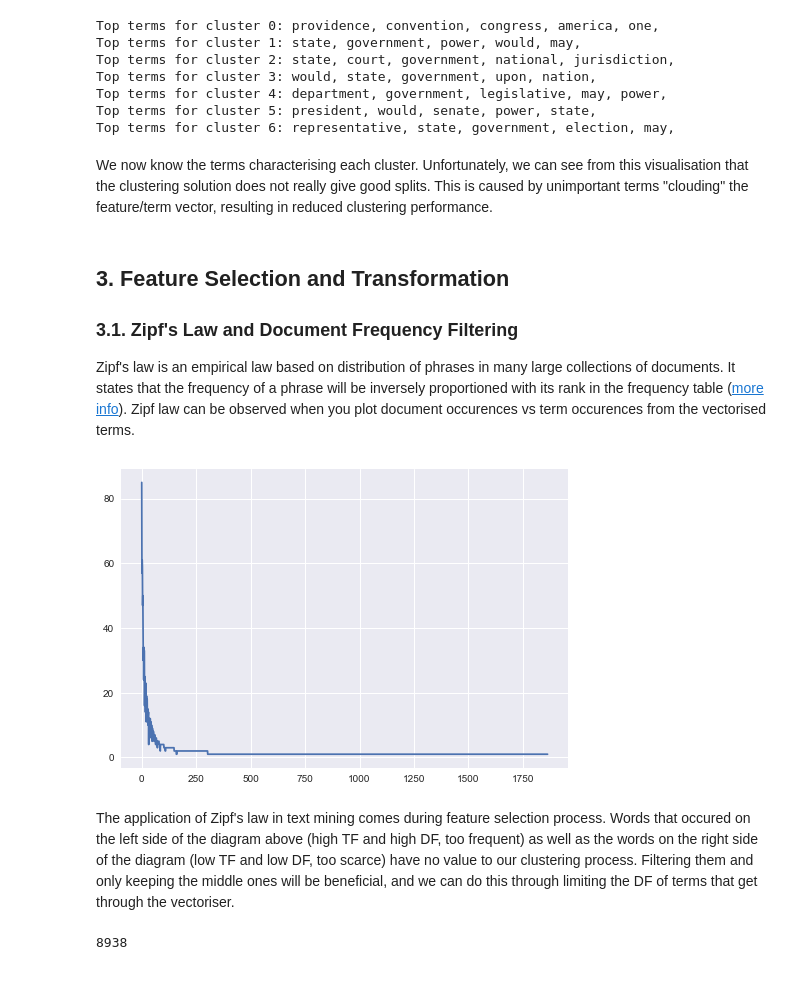
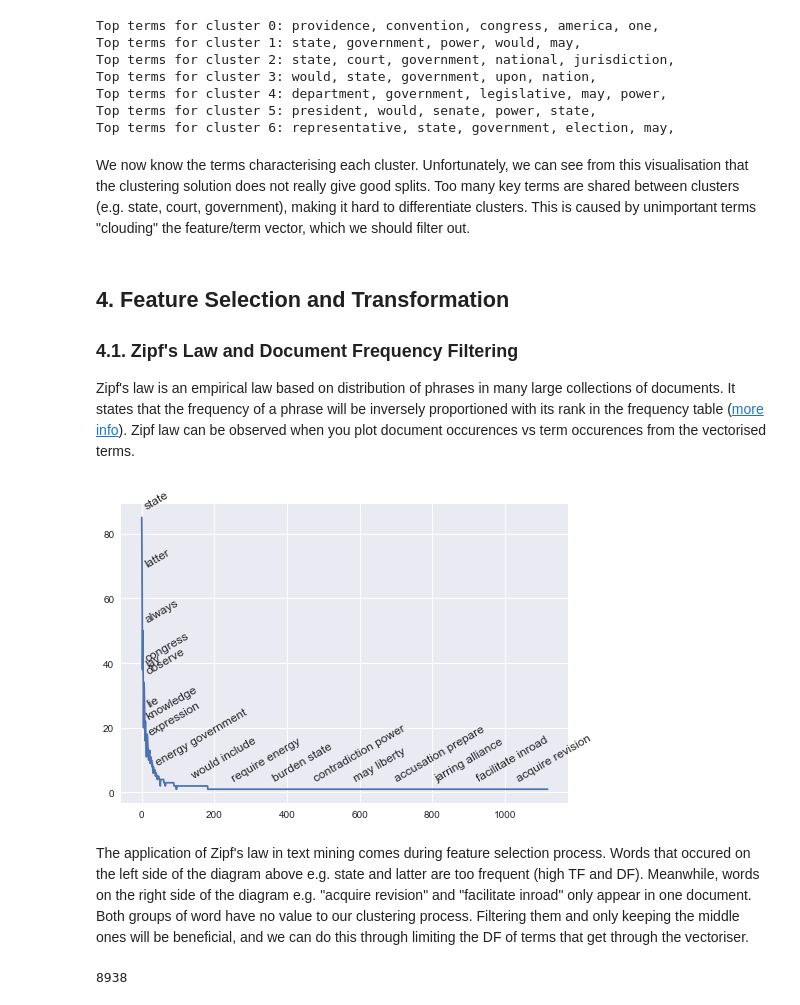
Before and after one commit to liehendi11/cab330tutorials, a Jupyter notebook: week8.ipynb, the cells around one changed output. Cells and saved outputs as stored; diff of their text form; code cells hidden in the pictures.

```diff
--- a/week8.ipynb
+++ b/week8.ipynb
@@ -187,21 +190,20 @@ Top terms for cluster 4: department, government, legislative, may, power,
 Top terms for cluster 5: president, would, senate, power, state,
 Top terms for cluster 6: representative, state, government, election, may,
 # %% [markdown]
-We now know the terms characterising each cluster. Unfortunately, we can see from this visualisation that the clustering solution does not really give good splits. This is caused by unimportant terms "clouding" the feature/term vector, resulting in reduced clustering performance.
+We now know the terms characterising each cluster. Unfortunately, we can see from this visualisation that the clustering solution does not really give good splits. Too many key terms are shared between clusters (e.g. state, court, government), making it hard to differentiate clusters. This is caused by unimportant terms "clouding" the feature/term vector, which we should filter out.
 # %% [markdown]
-## 3. Feature Selection and Transformation
+## 4. Feature Selection and Transformation
 
-### 3.1. Zipf's Law and Document Frequency Filtering
+### 4.1. Zipf's Law and Document Frequency Filtering
 
 Zipf's law is an empirical law based on distribution of phrases in many large collections of documents. It states that the frequency of a phrase will be inversely proportioned with its rank in the frequency table ([more info](https://en.wikipedia.org/wiki/Zipf%27s_law)). Zipf law can be observed when you plot document occurences vs term occurences from the vectorised terms.
 # %%
 import seaborn as sns
 import matplotlib.pyplot as plt
 
-# visualisation of ZIPF law, a bit slow
-def visualise_zipf(document_col):
+# creating tf-idf terms - a bit slow, do it occasionaly
+def calculate_tf_idf_terms(document_col):
     # Param - document_col: collection of raw document text that you want to analyse
-
     from sklearn.feature_extraction.text import CountVectorizer
 
     # use count vectorizer to find TF and DF of each term
@@ -214,21 +216,51 @@ def visualise_zipf(document_col):
               'df': X_count[:, count_vec.vocabulary_[t]].count_nonzero()}
              for t in count_vec.vocabulary_]
 
-    # sort terms by its frequency
-    terms.sort(key=lambda x: (x['tf'], x['df']), reverse=True)
+    return terms
 
-    # select a few of the terms for plotting purpose
-    sel_terms = [terms[i] for i in range(0, len(terms), 30)]
-
-    # plot term frequency ranking vs log of its DF
-    plt.plot(range(len(sel_terms)), [x['df'] for x in sel_terms])
-    plt.show()
-
-visualise_zipf(df['Text'])
+terms = calculate_tf_idf_terms(df['Text'])
-# %% [output]
-[figure, removed]
+# %%
+# visualisation of ZIPF law
+def visualise_zipf(terms, itr_step = 50):
+    from scipy.spatial.distance import euclidean
+    from math import sqrt
+
+    # --- Param ---
+    # terms: collection of terms dictionary from calculate_tf_idf_terms function
+    # itr_step: used to control how many terms that you want to plot. Num of terms to plot = N terms / itr_step
+
+    # sort terms by its frequency
+    terms.sort(key=lambda x: (x['tf'], x['df']), reverse=True)
+
+    # select a few of the terms for plotting purpose
+    sel_terms = [terms[i] for i in range(0, len(terms), itr_step)]
+    labels = [term['term'] for term in sel_terms]
+
+    # plot term frequency ranking vs its DF
+    plt.plot(range(len(sel_terms)), [x['df'] for x in sel_terms])
+
+    max_x = len(sel_terms)
+    max_y = max([x['df'] for x in sel_terms])
+
+    # annotate the points
+    prev_x, prev_y = 0, 0
+    for label, x, y in zip(labels,range(len(sel_terms)), [x['df'] for x in sel_terms]):
+        # calculate the relative distance between labels to increase visibility
+        x_dist = (abs(x - prev_x) / float(max_x)) ** 2
+        y_dist = (abs(y - prev_y) / float(max_y)) ** 2
+        scaled_dist = sqrt(x_dist + y_dist)
+
+        if (scaled_dist > 0.1):
+            plt.text(x+2, y+2, label, {'ha': 'left', 'va': 'bottom'}, rotation=30)
+            prev_x, prev_y = x, y
+
+    plt.show()
+
+visualise_zipf(terms)
+# %% [output]
+[figure, added]
 # %% [markdown]
-The application of Zipf's law in text mining comes during feature selection process. Words that occured on the left side of the diagram above (high TF and high DF, too frequent) as well as the words on the right side of the diagram (low TF and low DF, too scarce) have no value to our clustering process. Filtering them and only keeping the middle ones will be beneficial, and we can do this through limiting the DF of terms that get through the vectoriser.
+The application of Zipf's law in text mining comes during feature selection process. Words that occured on the left side of the diagram above e.g. state and latter are too frequent (high TF and DF). Meanwhile, words on the right side of the diagram e.g. "acquire revision" and "facilitate inroad" only appear in one document. Both groups of word have no value to our clustering process. Filtering them and only keeping the middle ones will be beneficial, and we can do this through limiting the DF of terms that get through the vectoriser.
 # %%
 # another tf idf vectoriser
 # limit the terms produced to terms that occured at minimum 2 documents and maximum 80% of all documents
```
Also changed, not shown: parts of 17 cells of this notebook.
